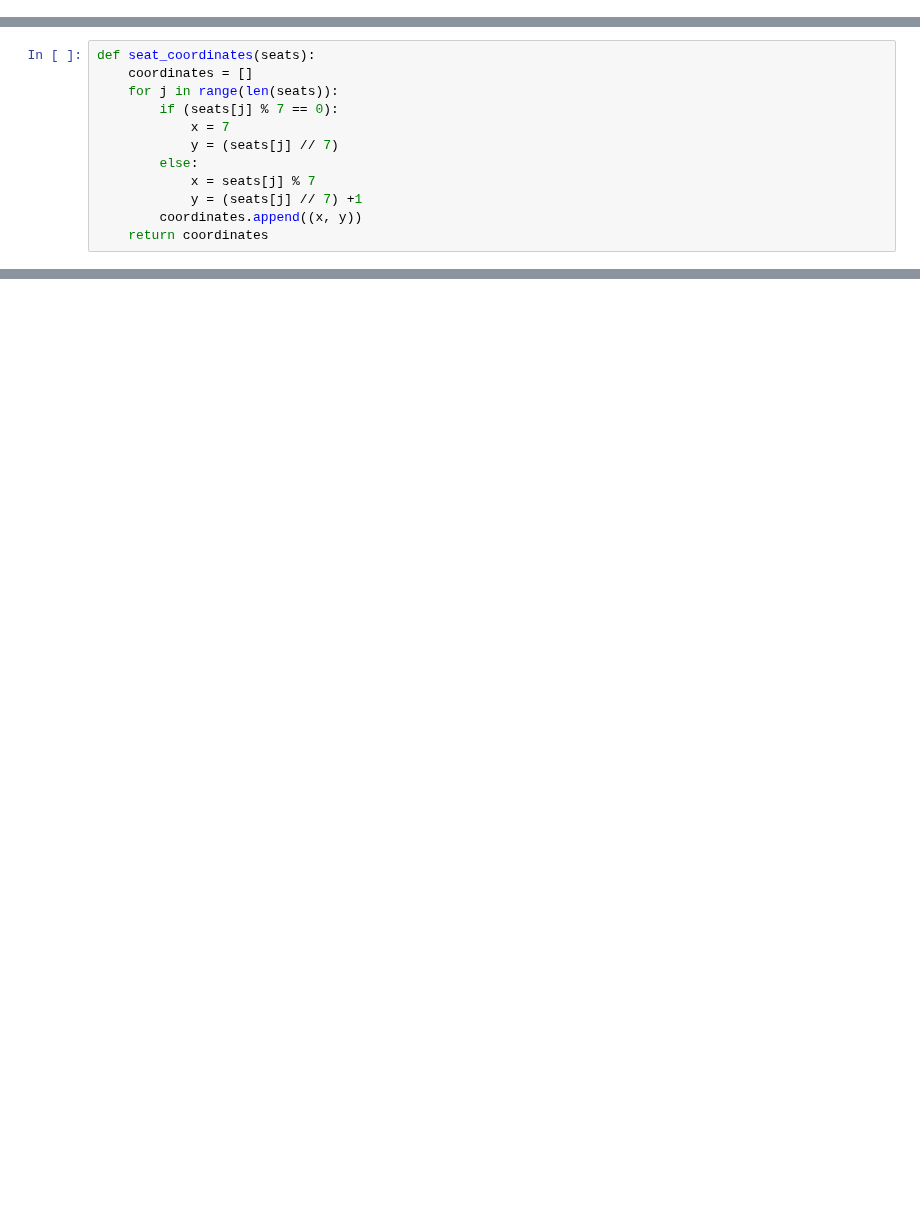
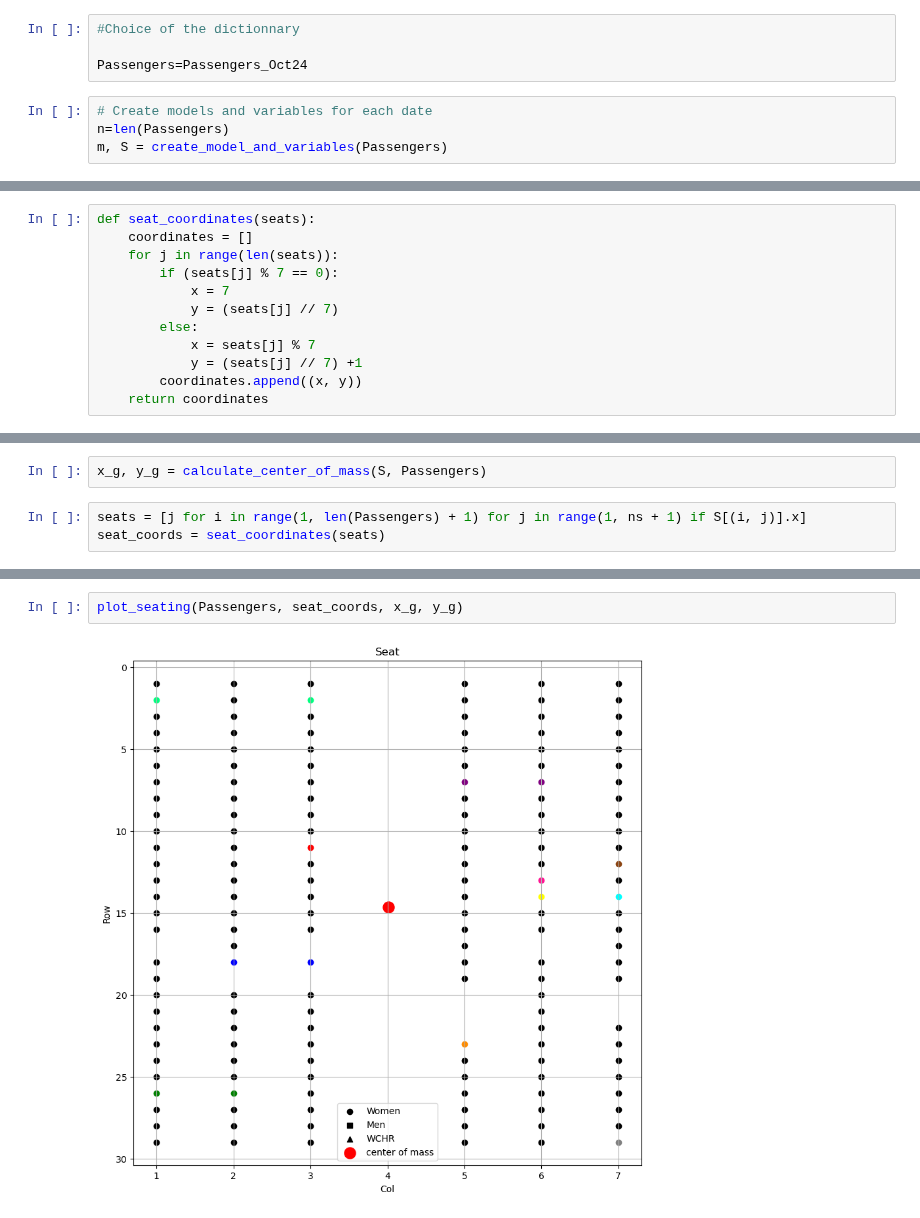
Before and after one commit to DelphineSalzmann/Opti_AirFrance, a Jupyter notebook: main.ipynb, the cells around one changed output, grey strips where cells are left out. Drawn from its saved outputs; the diff is of its cells as text; blank space fills up the shorter version.

```diff
--- a/main.ipynb
+++ b/main.ipynb
@@ -168,0 +166,8 @@ Fonctions objectifs
+# %%
+#Choice of the dictionnary
+
+Passengers=Passengers_Oct24
+# %%
+# Create models and variables for each date
+n=len(Passengers)
+m, S = create_model_and_variables(Passengers)
@@ -363,0 +282,5 @@ plt.show()
+# %%
+x_g, y_g = calculate_center_of_mass(S, Passengers)
+# %%
+seats = [j for i in range(1, len(Passengers) + 1) for j in range(1, ns + 1) if S[(i, j)].x]
+seat_coords = seat_coordinates(seats)
@@ -363,0 +342,4 @@ plt.show()
+# %%
+plot_seating(Passengers, seat_coords, x_g, y_g)
+# %% [output]
+[figure, added]
```
Also changed, not shown: parts of 24 cells of this notebook.
